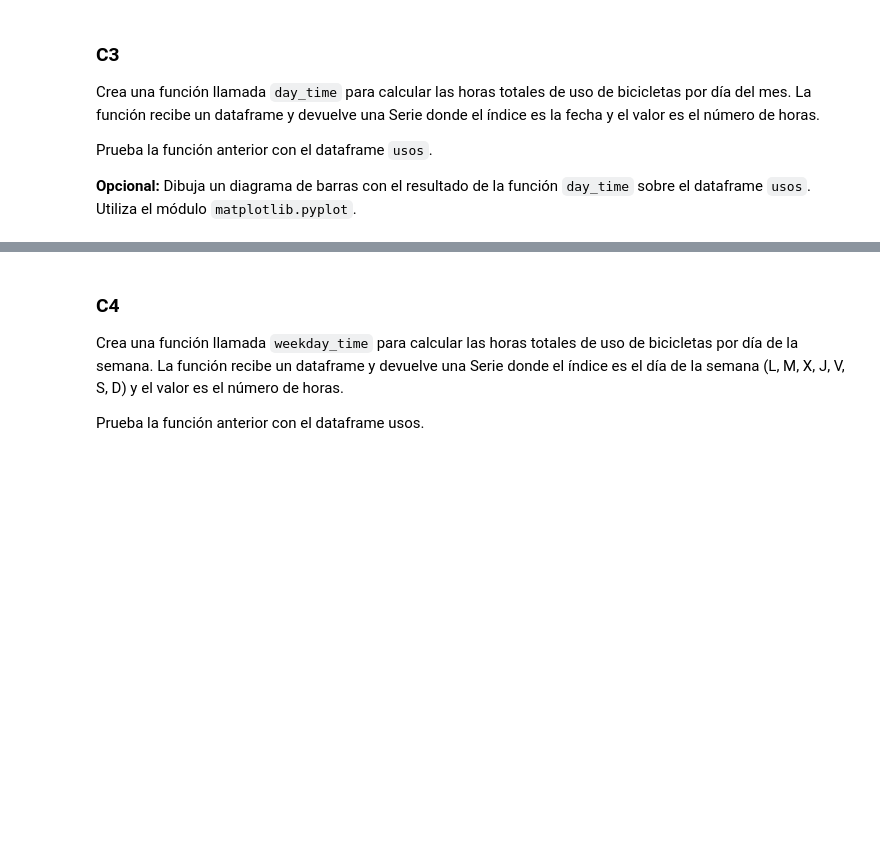
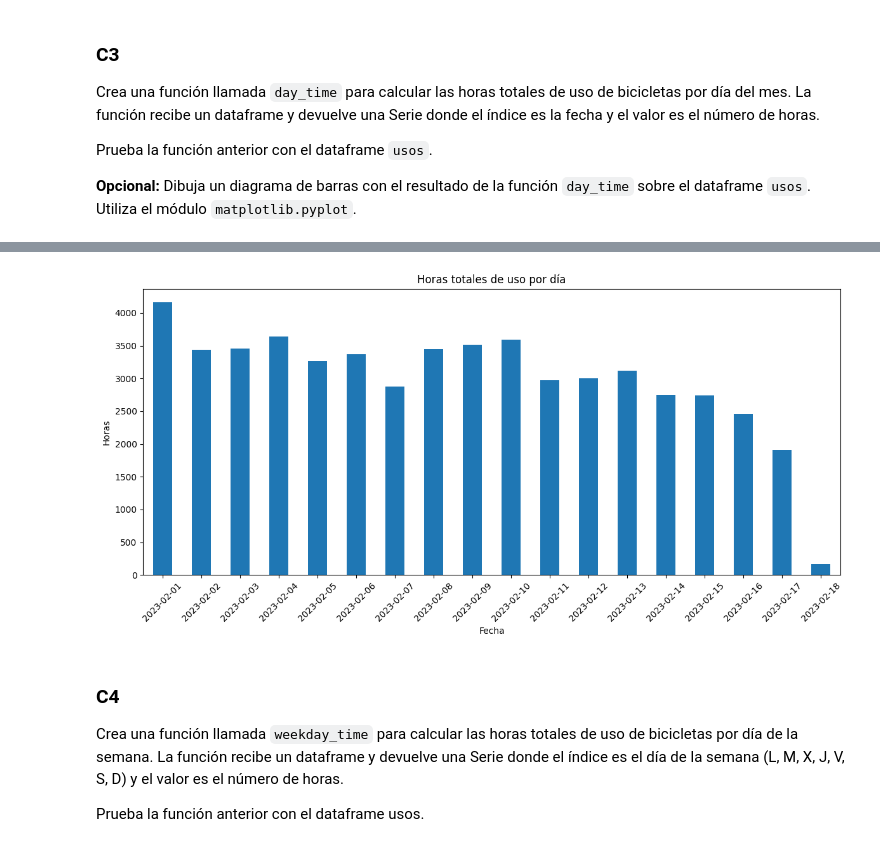
Before and after one commit to jgr464/TareaPython, a Jupyter notebook: enunciado.ipynb, the cells around one changed output, grey strips where cells are left out. Saved outputs shown, nothing was run; the diff lists cells and outputs as text; code cells hidden in the pictures; blank space fills up the shorter version.

```diff
--- a/enunciado.ipynb
+++ b/enunciado.ipynb
@@ -387,0 +385,27 @@ __Opcional:__ Dibuja un diagrama de barras con el resultado de la función `day_
+# %%
+
+import matplotlib.pyplot as plt
+
+def day_time(df):
+    # Agrupar por el índice (que es la fecha) y sumar los minutos
+    horas_por_dia = df['trip_minutes'].groupby(df.index).sum()
+
+    # Convertir minutos a horas
+    return horas_por_dia
+
+import matplotlib.pyplot as plt
+
+def graficar_uso_diario(horas_por_dia):
+    plt.figure(figsize=(12, 6))
+    horas_por_dia.plot(kind='bar')
+    plt.title("Horas totales de uso por día")
+    plt.xlabel("Fecha")
+    plt.ylabel("Horas")
+    plt.xticks(rotation=45)
+    plt.tight_layout()
+    plt.show()
+# %%
+
+dfhoras= day_time(usos)
+dfhoras.head(30)
+dfhoras.info()
@@ -388,3 +421,7 @@ __Opcional:__ Dibuja un diagrama de barras con el resultado de la función `day_
+# %%
+graficar_uso_diario(dfhoras)
+# %% [output]
+[figure, added]
 # %% [markdown]
 ### C4
 
```
Also changed, not shown: parts of 17 cells of this notebook, 6 other files.
